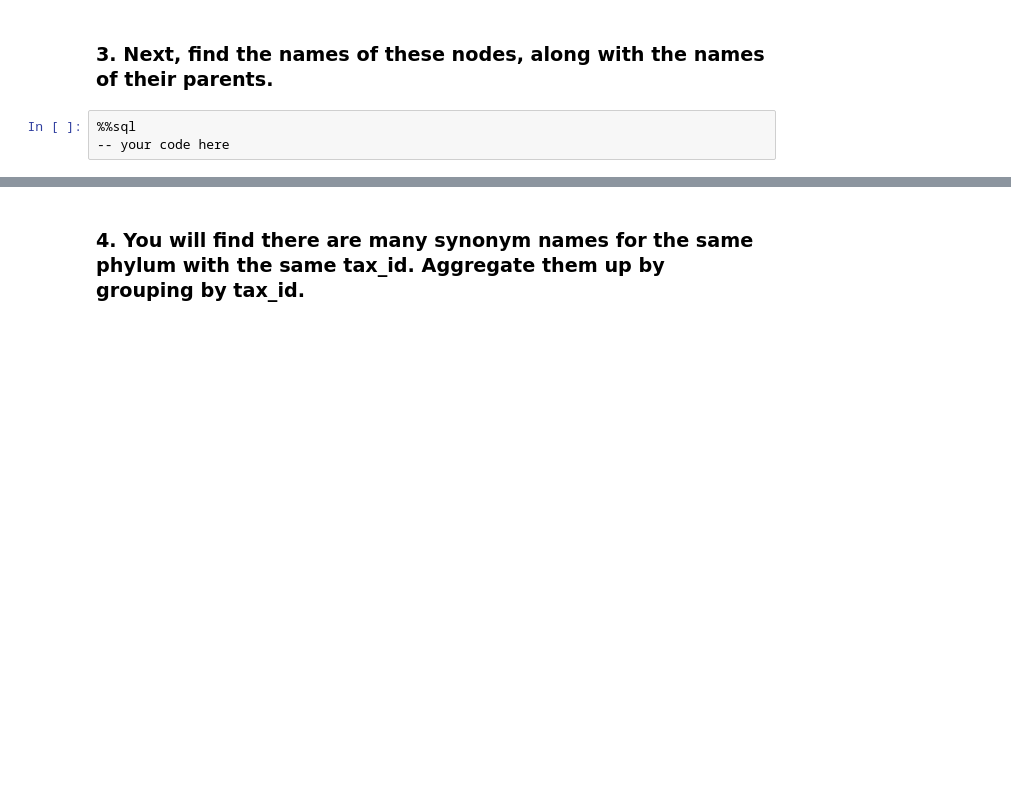
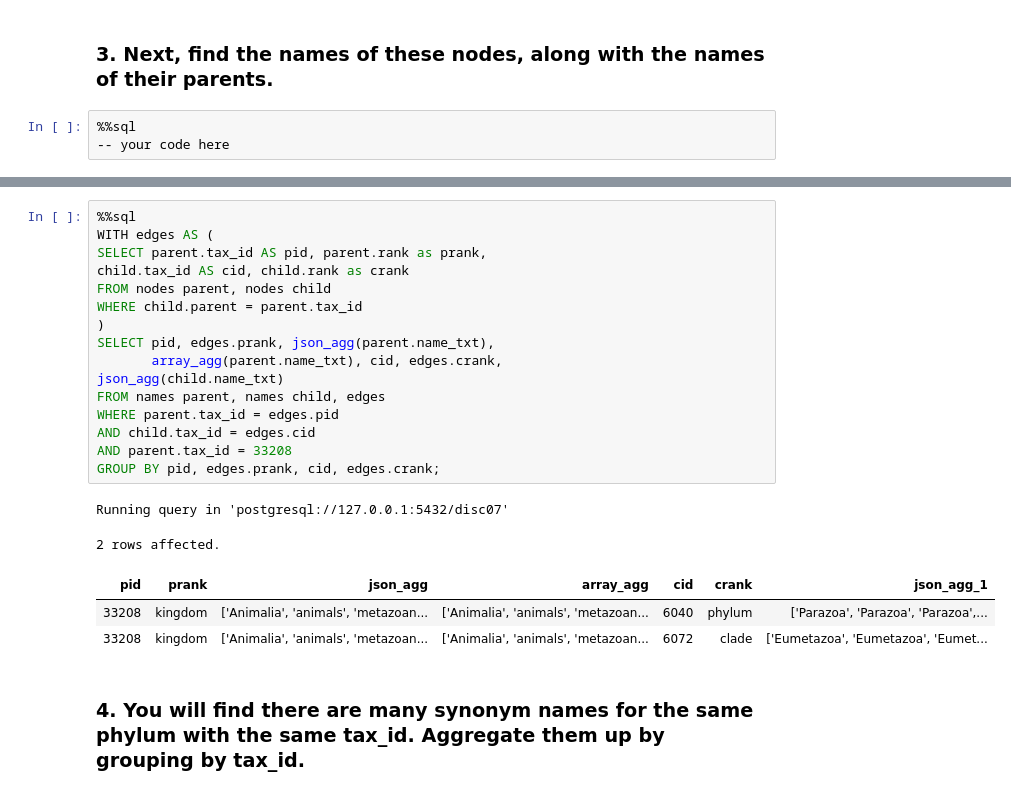
Before and after one commit to cal-data-eng/sp24-materials, a Jupyter notebook: disc/disc07/disc07.ipynb, the cells around one changed output, grey strips where cells are left out. Drawn from its saved outputs; the diff is of its cells as text; blank space fills up the shorter version.

```diff
--- a/disc/disc07/disc07.ipynb
+++ b/disc/disc07/disc07.ipynb
@@ -82,3 +175,25 @@ Make sure to have the following columns in the view:
+# %%
+%%sql
+WITH edges AS (
+SELECT parent.tax_id AS pid, parent.rank as prank,
+child.tax_id AS cid, child.rank as crank
+FROM nodes parent, nodes child
+WHERE child.parent = parent.tax_id
+)
+SELECT pid, edges.prank, json_agg(parent.name_txt),
+       array_agg(parent.name_txt), cid, edges.crank,
+json_agg(child.name_txt)
+FROM names parent, names child, edges
+WHERE parent.tax_id = edges.pid
+AND child.tax_id = edges.cid
+AND parent.tax_id = 33208
+GROUP BY pid, edges.prank, cid, edges.crank;
+# %% [output]
+Running query in 'postgresql://127.0.0.1:5432/disc07'
+2 rows affected.
+| pid | prank | json_agg | array_agg | cid | crank | json_agg_1 |
+| 33208 | kingdom | ['Animalia', 'animals', 'metazoan... | ['Animalia', 'animals', 'metazoan... | 6040 | phylum | ['Parazoa', 'Parazoa', 'Parazoa',... |
+| 33208 | kingdom | ['Animalia', 'animals', 'metazoan... | ['Animalia', 'animals', 'metazoan... | 6072 | clade | ['Eumetazoa', 'Eumetazoa', 'Eumet... |
 # %% [markdown]
 ### 4. You will find there are many synonym names for the same phylum with the same tax_id. Aggregate them up by grouping by tax_id.
 # %%
```
Also changed, not shown: parts of 8 cells of this notebook, 1 other file.
